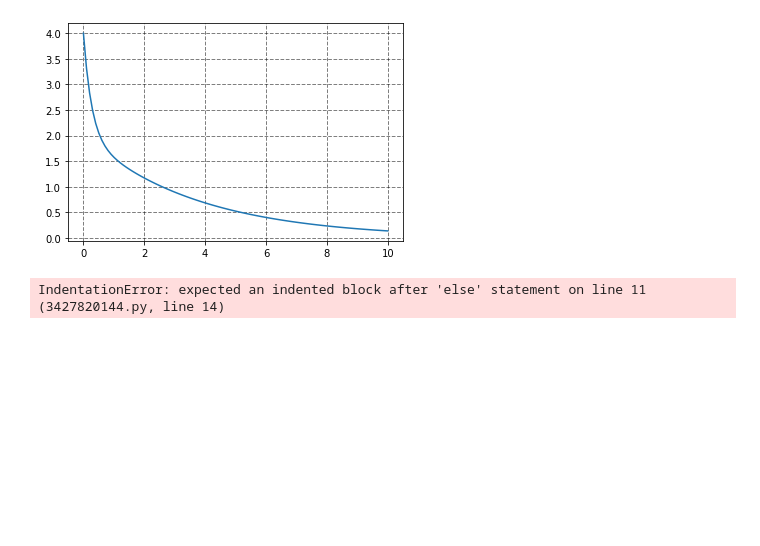
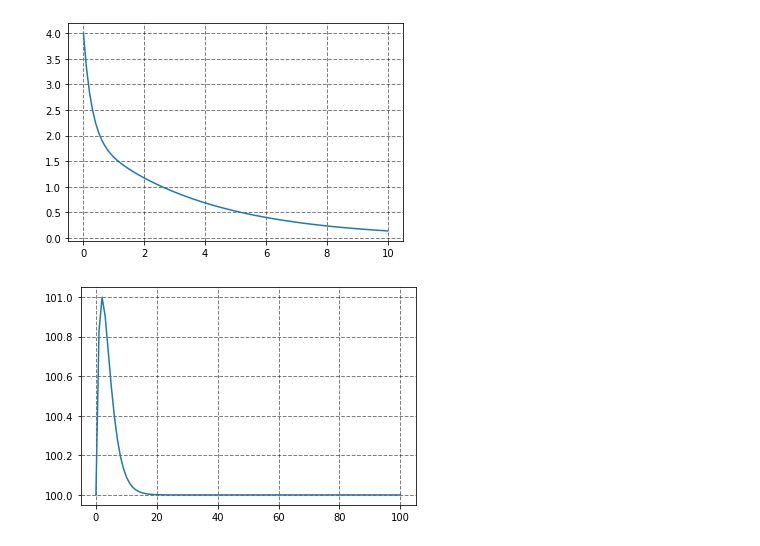
Before and after one commit to Nave-wata/Python_Random, a Jupyter notebook: OIT_math/GraphPlot.ipynb, the cells around one changed output. Saved outputs shown, nothing was run; the diff lists cells and outputs as text; code cells hidden in the pictures; blank space fills up the shorter version.

Commit message:
else OK

```diff
--- a/OIT_math/GraphPlot.ipynb
+++ b/OIT_math/GraphPlot.ipynb
@@ -60,24 +60,24 @@ plt.show()
 [figure]
 # %%
 # バンジージャンプ2
-x0: float = 1.0
+x0: float = 100.0
 c: float = 1.0
-D: float = 1.0
+D: float = - 1.0
 C1: float = 1.0
 C2: float = 1.0
 
-t: ndarray = np.linspace(0, 10, 100)
+t: ndarray = np.linspace(0, 100, 100)
 if (D >= 0):
     x: ndarray = x0 + C1 * np.exp(((-c + np.sqrt(D)) / 2 * m) * t) + C2 * np.exp(((-c - np.sqrt(D)) / 2 * m) * t)
 else:
-
+    x: ndarray = x0 + np.exp((-c  / 2 * m) * t) * ((C1 * np.cos((np.sqrt(-D)) / 2 * m) * t) + C2 * np.sin((np.sqrt(-D)) / 2 * m) * t)
 
 ax = plt.figure().add_subplot(111)
 ax.grid(which = "major", axis = "x", color = "black", alpha = 0.5, linestyle = "--", linewidth = 1)
 ax.grid(which = "major", axis = "y", color = "black", alpha = 0.5, linestyle = "--", linewidth = 1)
 #plt.xlim(0, 10)
 #plt.ylim(-5, 0)
 plt.plot(t, x)
 plt.show()
 # %% [output]
-IndentationError: expected an indented block after 'else' statement on line 11 (3427820144.py, line 14)
+[figure, added]
```
